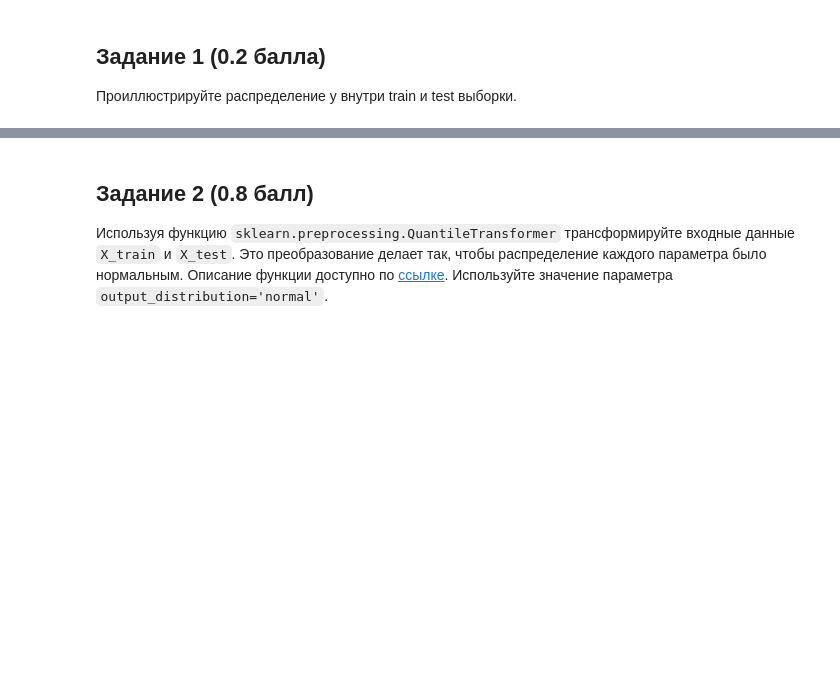
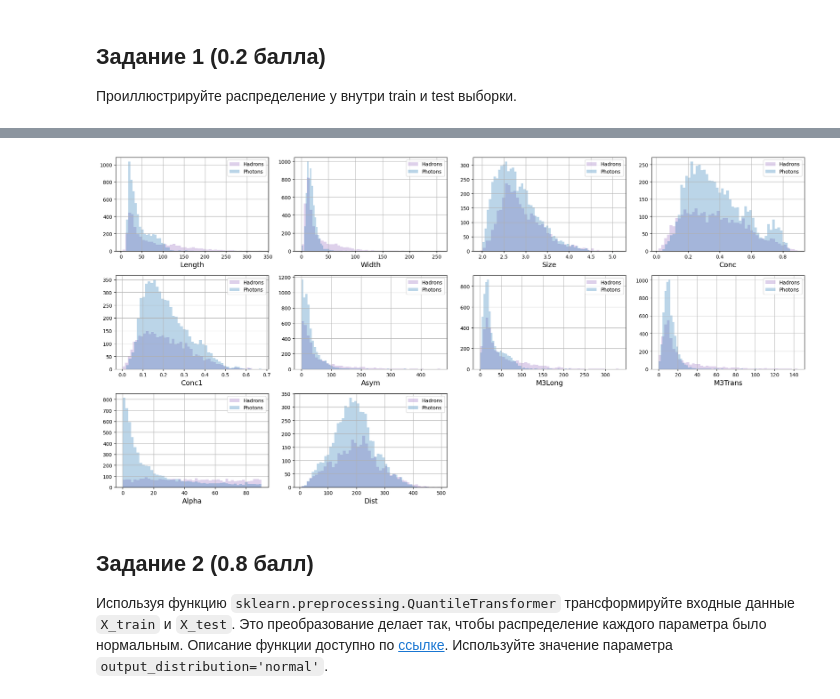
Before and after one commit to Kulikov17/MLDS_DL, a Jupyter notebook: HW4/gen_models.ipynb, the cells around one changed output, grey strips where cells are left out. Cells and saved outputs as stored; diff of their text form; code cells hidden in the pictures; blank space fills up the shorter version.

```diff
--- a/HW4/gen_models.ipynb
+++ b/HW4/gen_models.ipynb
@@ -156,3 +190,9 @@ X_train, X_test, y_train, y_test = train_test_split(
+# %%
+plot_hists(
+    X_test[y_test[:, 0] == 0], X_test[y_test[:, 0] == 1], names, label1="Hadrons", label2="Photons", bins=50
+)
+# %% [output]
+[figure, added]
 # %% [markdown]
 ## Задание 2 (0.8 балл)
 
```
Also changed, not shown: parts of 11 cells of this notebook.
